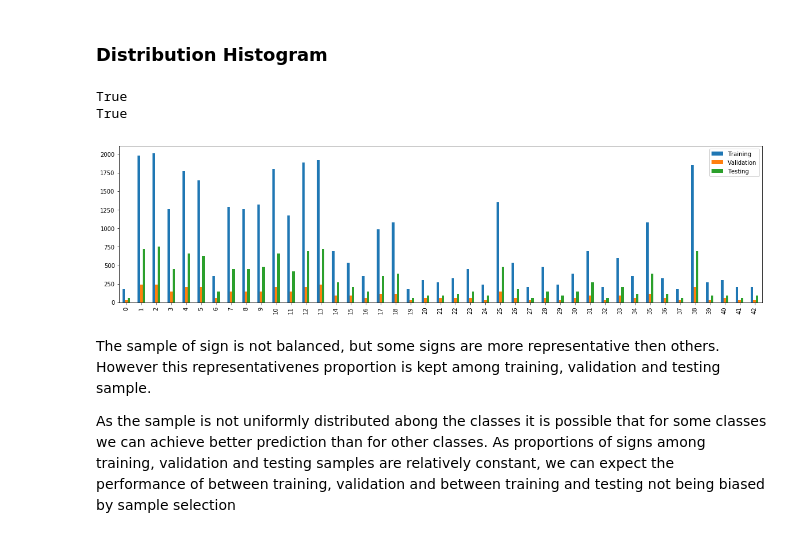
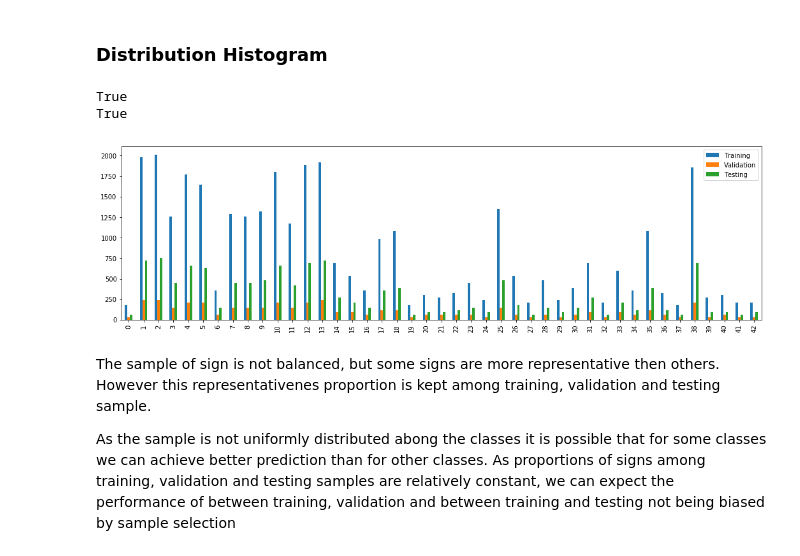
Before and after one commit to GrandMasterJedi/TrafficSignConvolutionalNet, a Jupyter notebook: Traffic_Sign_Classifier.ipynb, the cells around one changed output. Saved outputs shown, nothing was run; the diff lists cells and outputs as text; code cells hidden in the pictures.

```diff
--- a/Traffic_Sign_Classifier.ipynb
+++ b/Traffic_Sign_Classifier.ipynb
@@ -190,22 +189,22 @@ for i, image in enumerate(simages):
 # %%
 
 c_tr, nc_tr = np.unique(y_train, return_counts=True)
 c_va, nc_va = np.unique(y_validation, return_counts=True)
 c_te, nc_te = np.unique(y_test, return_counts=True)
 
 print((c_tr == c_te).all())
 print((c_te == c_va).all())
 
 df2 = pd.DataFrame(np.column_stack((nc_tr, nc_va, nc_te)),
                    columns=['Training', 'Validation', 'Testing'])
 
-plt.rcParams["figure.figsize"] = (20,5)
+plt.rcParams["figure.figsize"] = (18,5)
 fig1 = df2.plot.bar();
 plt.savefig(os.path.join(examplepath, "3_SampleDistribution.png"), dpi=600)
 # %% [output]
 True
 True
-[figure, old version]
+[figure, new version]
 # %% [markdown]
 The sample of sign is not balanced, but some signs are more representative then others. However this representativenes proportion is kept among training, validation and testing sample.
 
```
Also changed, not shown: parts of 11 cells of this notebook, 11 other files.
